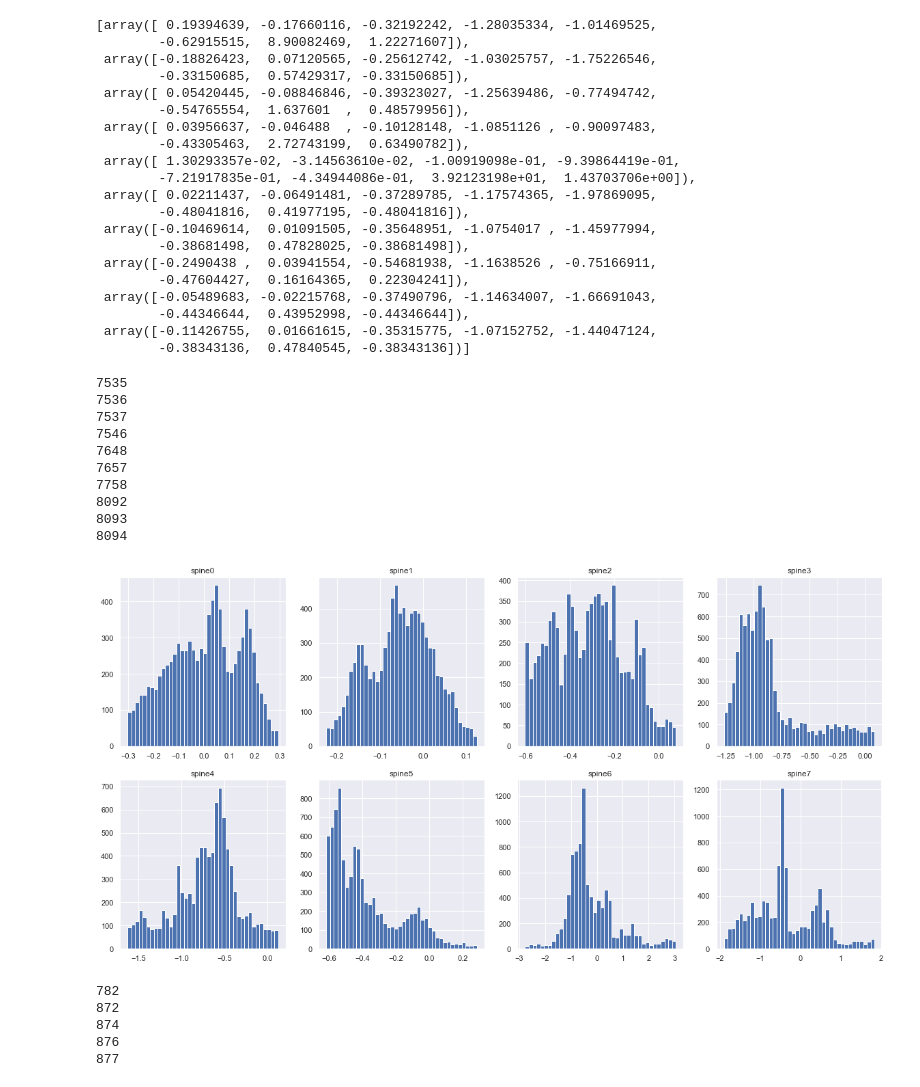
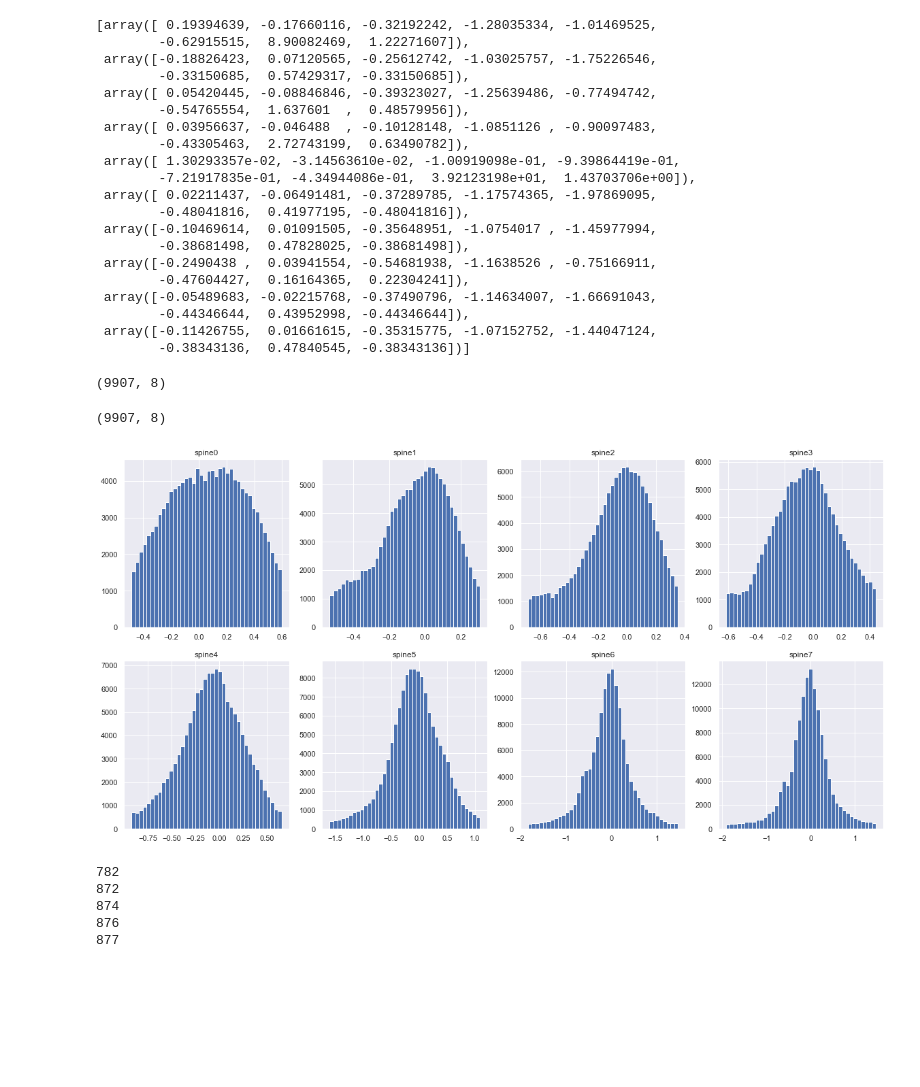
Before and after one commit to claire-everett/DSI-Students, a Jupyter notebook: Yuqi_scripts/rotation_and_filtering_steps.ipynb, the cells around one changed output. Saved outputs shown, nothing was run; the diff lists cells and outputs as text; code cells hidden in the pictures; blank space fills up the shorter version.

```diff
--- a/Yuqi_scripts/rotation_and_filtering_steps.ipynb
+++ b/Yuqi_scripts/rotation_and_filtering_steps.ipynb
@@ -312,5 +402,3 @@ A value is trying to be set on a copy of a slice from a DataFrame
 See the caveats in the documentation: http://pandas.pydata.org/pandas-docs/stable/user_guide/indexing.html#returning-a-view-versus-a-copy
 # %%
 data_top2 = data_top1[data_top1.isnull()["F_spine1"]["x"]== False].fillna(method = "ffill")
-# %%
-data = rotation(data_top2.iloc[50000:60000,:])
@@ -392,3 +515,10 @@ der
+# %%
+beating2 = tail_spline2(data)
+# %%
+beating2 = pd.DataFrame(beating2).dropna()
+beating2.shape
+# %% [output]
+(9907, 8)
 # %%
 def tail_spline(rotate_points,r = 15, t1 = 10, t2 = 5):
     tail = []
@@ -416,29 +547,27 @@ def tail_spline(rotate_points,r = 15, t1 = 10, t2 = 5):
         tail.append(z)
     tail = np.array(tail)
     return(tail)
+# %%
+beating.shape
+# %% [output]
+(9907, 8)
 # %%
 focus_region = range(10000,20000)
-data = rotation(data_top2.iloc[focus_region,:])
-beating = tail_spline(data)
-fig,ax = plt.subplots(2,4,figsize=(20, 10))
-for j in range(8):
-    xmin = np.quantile(beating[:,j],0.05)
-    xmax = np.quantile(beating[:,j],0.95)
-    ax[j//4,j%4].hist(beating[:,j], bins = 40, range = [xmin,xmax])
-    ax[j//4,j%4].set_title("spine"+str(j))
+def plot_tail(focus_region = range(10000,20000), data = data_top2):
+    data_focus = rotation2(data.iloc[focus_region,:])
+    beating2 = tail_spline2(data_focus)
+    beating2 = pd.DataFrame(beating2).dropna()
+    fig,ax = plt.subplots(2,4,figsize=(20, 10))
+    for j in range(8):
+        xmin = np.quantile(beating2.iloc[:,j],0.05)
+        xmax = np.quantile(beating2.iloc[:,j],0.95)
+        ax[j//4,j%4].hist(beating2.iloc[:,j], bins = 40, range = [xmin,xmax])
+        ax[j//4,j%4].set_title("spine"+str(j))
 # spine5 unstable? vastly omit?
-# %% [output]
-7535
-7536
-7537
-7546
-7648
-7657
-7758
-8092
-8093
-8094
-[figure, removed]
+# %%
+plot_tail(focus_region = range(0,150000))
+# %% [output]
+[figure, added]
 # %%
 focus_region = range(50000,60000)
 data = rotation(data_top2.iloc[focus_region,:])
```
Also changed, not shown: parts of 16 cells of this notebook, 2 other files.
